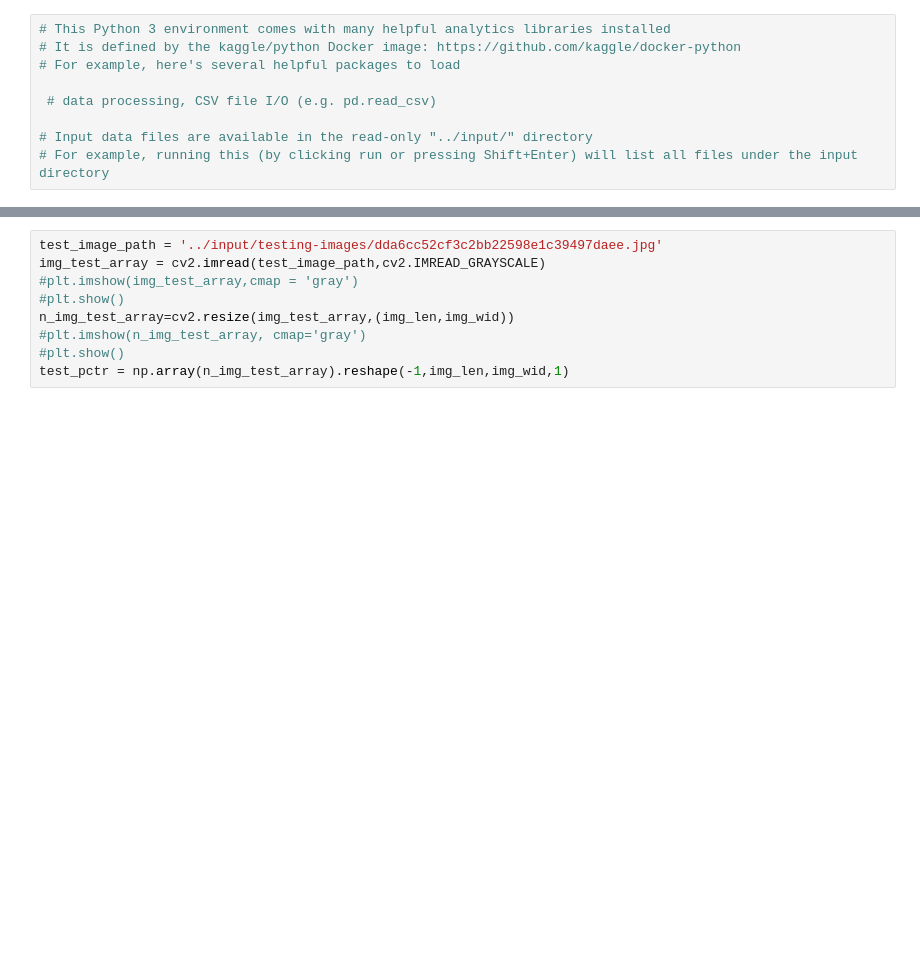
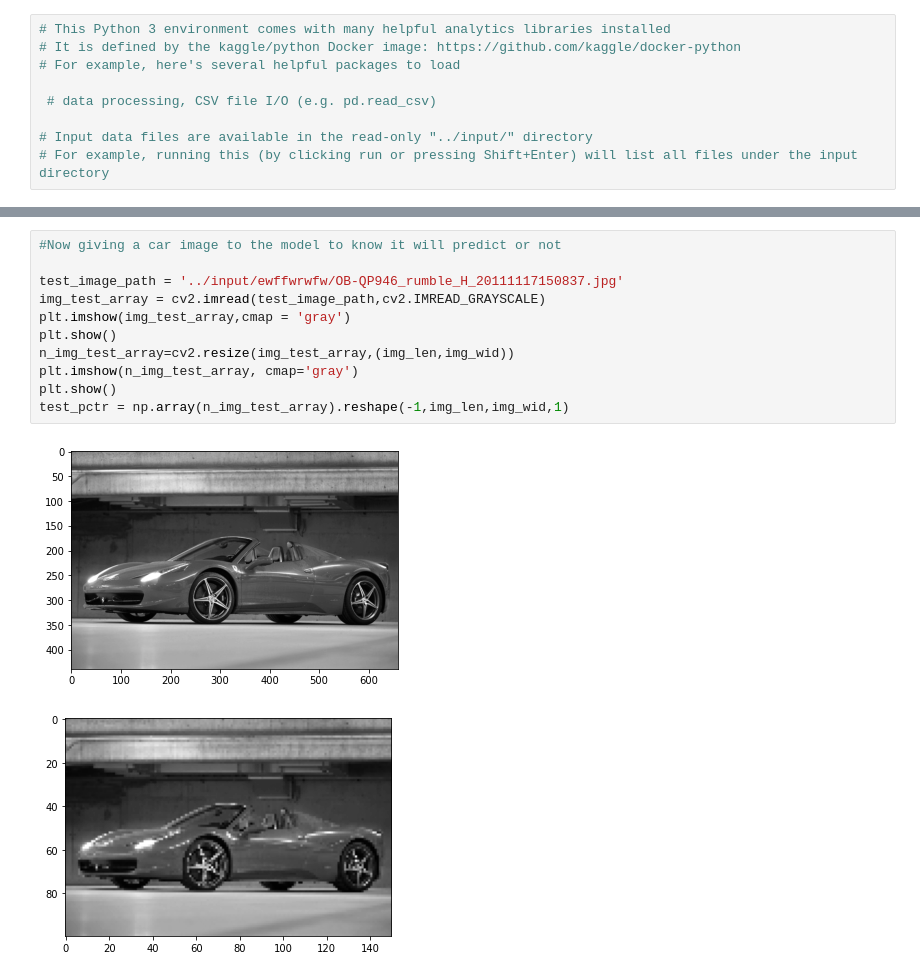
Before and after one commit to abhinavsb3/Car-model-identification-with-numberplate-reading-from-image, a Jupyter notebook: car_model_identificaton/car-model-recognition (7).ipynb, the cells around one changed output, grey strips where cells are left out. Saved outputs shown, nothing was run; the diff lists cells and outputs as text; blank space fills up the shorter version.

```diff
--- a/car_model_identificaton/car-model-recognition (7).ipynb
+++ b/car_model_identificaton/car-model-recognition (7).ipynb
@@ -192,10 +311,15 @@ cnn.evaluate(x_test,y_test)
 # %%
-test_image_path = '../input/testing-images/dda6cc52cf3c2bb22598e1c39497daee.jpg'
+#Now giving a car image to the model to know it will predict or not
+
+test_image_path = '../input/ewffwrwfw/OB-QP946_rumble_H_20111117150837.jpg'
 img_test_array = cv2.imread(test_image_path,cv2.IMREAD_GRAYSCALE)
-#plt.imshow(img_test_array,cmap = 'gray')
-#plt.show()
+plt.imshow(img_test_array,cmap = 'gray')
+plt.show()
 n_img_test_array=cv2.resize(img_test_array,(img_len,img_wid))
-#plt.imshow(n_img_test_array, cmap='gray')
-#plt.show()
+plt.imshow(n_img_test_array, cmap='gray')
+plt.show()
 test_pctr = np.array(n_img_test_array).reshape(-1,img_len,img_wid,1)
+# %% [output]
+[figure, added]
+[figure, added]
 # %%
```
Also changed, not shown: parts of 21 cells of this notebook.
